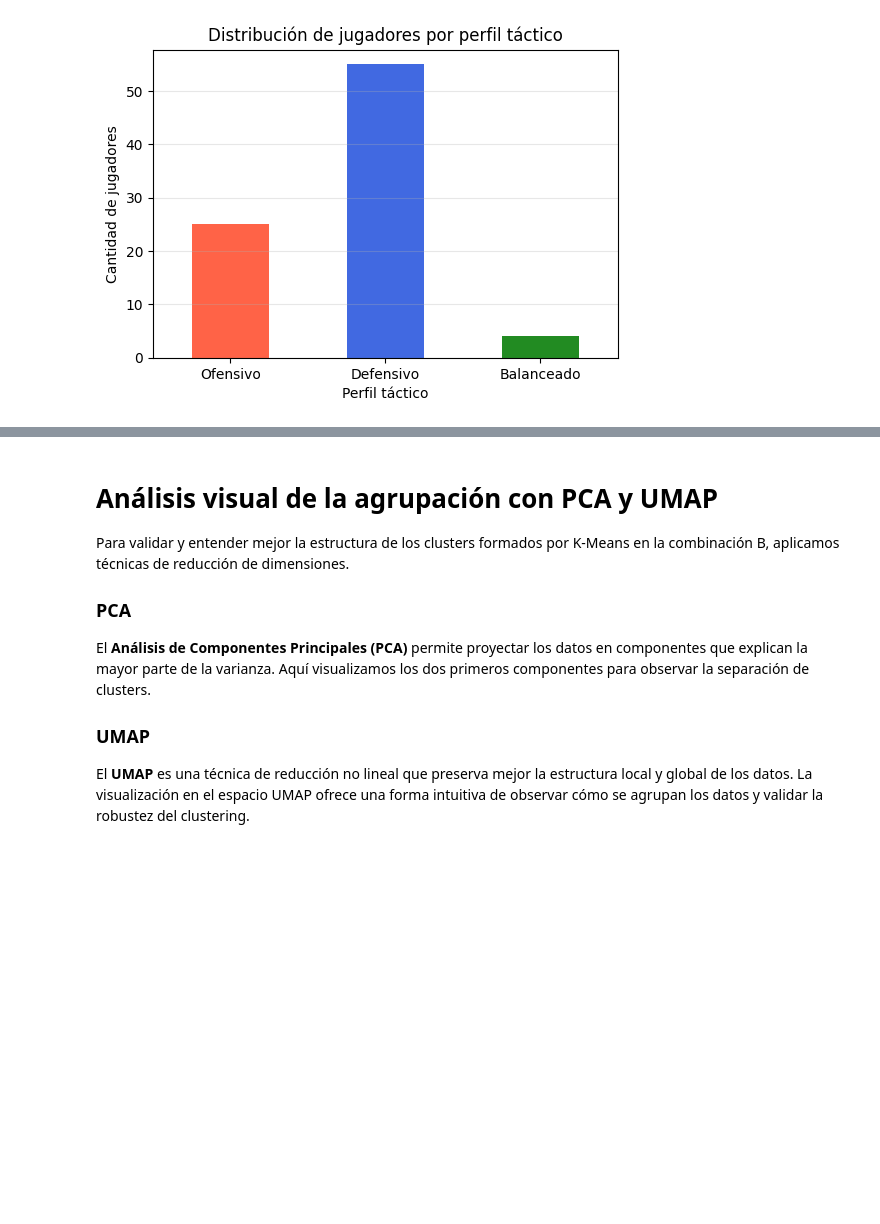
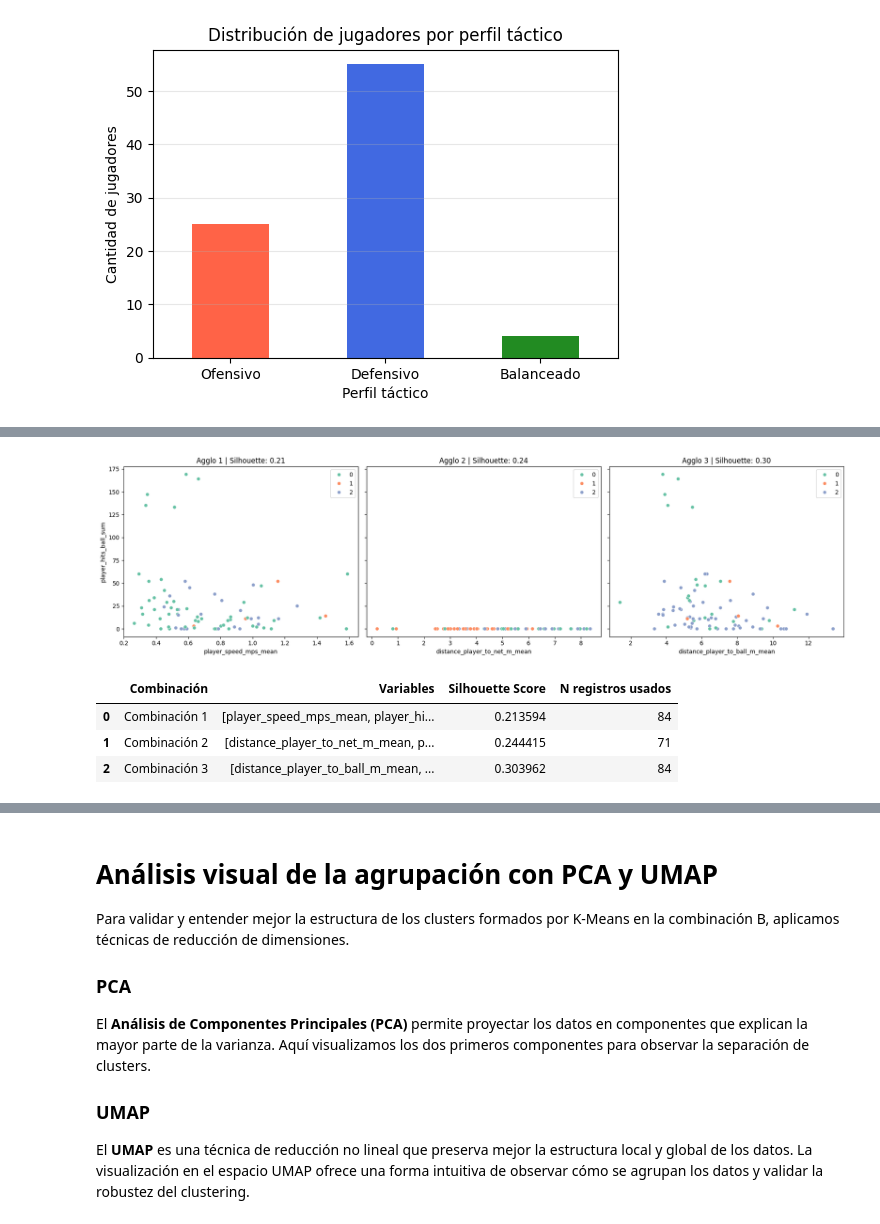
Before and after one commit to valenlopezzz04/Proyecto-padel-analitica, a Jupyter notebook: kmeans2.ipynb, the cells around one changed output, grey strips where cells are left out. Cells and saved outputs as stored; diff of their text form; code cells hidden in the pictures; blank space fills up the shorter version.

Commit message:
actualizar clustering jerarquico

```diff
--- a/kmeans2.ipynb
+++ b/kmeans2.ipynb
@@ -897 +847,59 @@ display(df_results_agglo)
+# %%
+from sklearn.cluster import AgglomerativeClustering
+from sklearn.preprocessing import StandardScaler
+from sklearn.metrics import silhouette_score
+import matplotlib.pyplot as plt
+import seaborn as sns
+import pandas as pd
+
+scores_agglo = []
+results_data = []
+
+feature_sets = [features_1, features_2, features_3]
+
+fig, axes = plt.subplots(1, 3, figsize=(18, 5), sharey=True)
+
+for i, feats in enumerate(feature_sets):
+    # Elimina filas con NaN para cada combinación
+    X = df_merged[feats].dropna().copy()
+    scaler = StandardScaler()
+    X_scaled = scaler.fit_transform(X)
+
+    agglo = AgglomerativeClustering(n_clusters=3)
+    clusters_agglo = agglo.fit_predict(X_scaled)
+    score = silhouette_score(X_scaled, clusters_agglo)
+    scores_agglo.append(score)
+    results_data.append({
+        "Combinación": f"Combinación {i+1}",
+        "Variables": feats,
+        "Silhouette Score": score,
+        "N registros usados": X.shape[0]
+    })
+
+    sns.scatterplot(
+        x=X.iloc[:,0],
+        y=X.iloc[:,1],
+        hue=clusters_agglo,
+        palette="Set2",
+        ax=axes[i]
+    )
+    axes[i].set_title(f"Agglo {i+1} | Silhouette: {score:.2f}")
+    axes[i].set_xlabel(feats[0])
+    if i == 0:
+        axes[i].set_ylabel(feats[1])
+    else:
+        axes[i].set_ylabel("")
+
+plt.tight_layout()
+plt.show()
+
+# Tabla comparativa
+df_results_agglo = pd.DataFrame(results_data)
+display(df_results_agglo)
+# %% [output]
+[figure, added]
+|  | Combinación | Variables | Silhouette Score | N registros usados |
+| 0 | Combinación 1 | [player_speed_mps_mean, player_hi... | 0.213594 | 84 |
+| 1 | Combinación 2 | [distance_player_to_net_m_mean, p... | 0.244415 | 71 |
+| 2 | Combinación 3 | [distance_player_to_ball_m_mean, ... | 0.303962 | 84 |
 # %%
```
Also changed, not shown: parts of 7 cells of this notebook.
